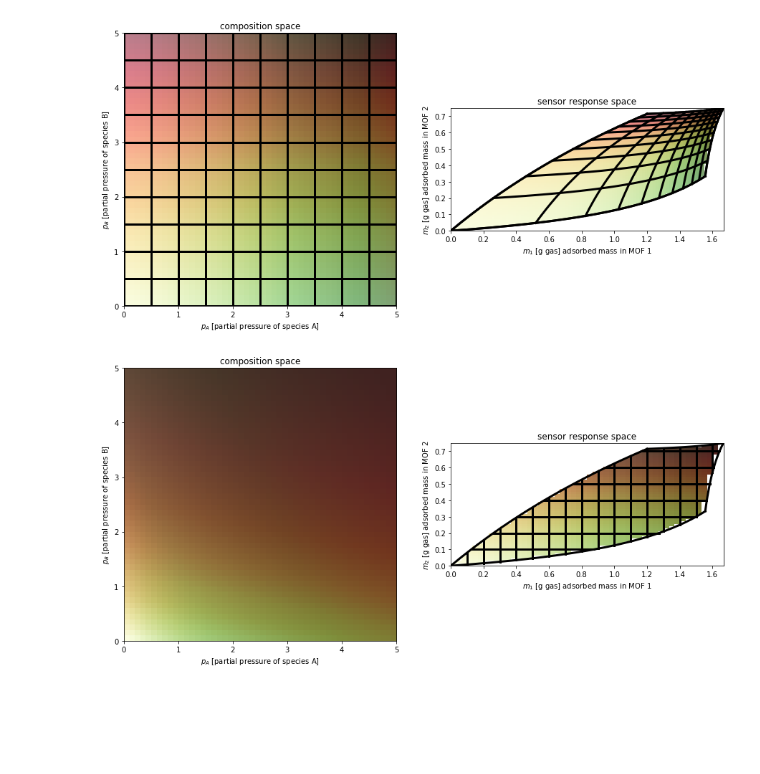
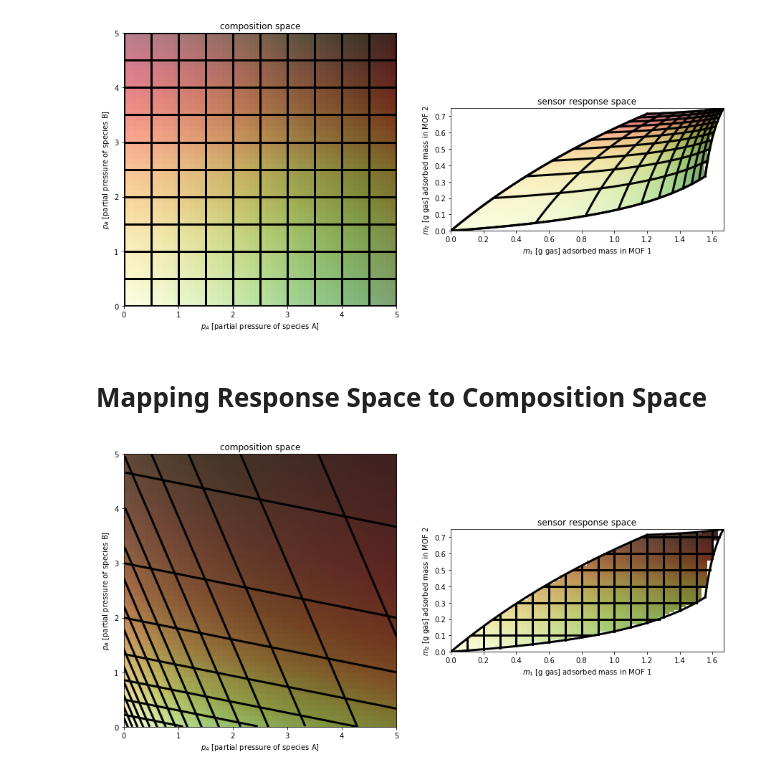
Before and after one commit to SimonEnsemble/nonlinear_sensing, a Jupyter notebook: viz mapping.ipynb, the cells around one changed output. Cells and saved outputs as stored; diff of their text form; code cells hidden in the pictures; blank space fills up the shorter version.

Commit message:
finished grid line functions, cleaned up code

```diff
--- a/viz mapping.ipynb
+++ b/viz mapping.ipynb
@@ -273,16 +276,19 @@ ax[0].set_aspect('equal', 'box')
 draw_mspace_boundaries(p_max, 1)
 # %% [output]
 [figure]
+# %% [markdown]
+# Mapping Response Space to Composition Space
 # %%
 fig, ax = plt.subplots(1, 2, figsize=(15, 7))
+###
+#   composition space
+###
 ax[0].set_title("composition space")
 ax[0].set_xlabel("$p_A$ [partial pressure of species A]")
 ax[0].set_ylabel("$p_B$ [partial pressure of species B]")
 # set composition space to exclude negative pressures
 ax[0].set_xlim(xmin=0, xmax=p_max)
 ax[0].set_ylim(ymin=0, ymax=p_max)
-#ax[1].set_xlim(xmin=0, xmax=m_max[0])
-#ax[1].set_ylim(ymin=0, ymax=m_max[1])
 
 ###
 #   sensor response space
@@ -294,9 +300,7 @@ ax[1].set_ylabel("$m_2$ [g gas] adsorbed mass in MOF 2")
 
 ###
 #   color the plane
-#   color represents.
 ###
-
 # Initialize m1, m2 for colormap
 m1 = np.linspace(0, m_max[0])
 m2 = np.linspace(0, m_max[1])
@@ -324,7 +328,7 @@ for i in range(np.shape(z_composition)[0]):
     for j in range(np.shape(z_composition)[1]):
         p_0 = np.array([pa[i], pb[j]])
         m = np.array([m_1(p_0), m_2(p_0)])
-        # zero out (responses that are above m_max
+        # zero out responses that are above m_max
         if np.any(m > m_max):
             z_composition[j][i] = np.array([1, 1, 1, 1])
         else:
@@ -337,54 +341,54 @@ ax[0].imshow(z_composition, extent=extent_composition, origin='lower')
 #   draw grid lines and their mapping
 ###
 dm = 0.1 # spacing between grid lines
-nb_pts = 50
+nb_pts = 100
 # these arrays will contain the correponding compositions to each point on the lines.
 p_a = np.zeros(nb_pts)
 p_b = np.zeros(nb_pts)
 
 
 for i in range(int(max(m_max) / dm)+1):
     ###
     #   x = constant (vertical) grid lines
     ###
     m1 = i * dm # m1 is constant here.
 
     if m1 < m_max[0]:
         m2_min, m2_max = valid_m2(m1)
         draw_vert_line(m1, m2_min, m2_max, 1)
 
-#         # plot the image of the line in composition space
-#         m2 = np.linspace(0.0, m_max[1], nb_pts)
+        # plot the image of the line in composition space
+        m2 = np.linspace(0.0, m_max[1], nb_pts)
 
-#         # loop through points on the line
-#         for j in range(nb_pts):
-#             # get vector on this line
-#             m_on_line = np.array([m1, m2[j]])
-#             # compute the composition in the gas space when MOFs have this much gas absorbed
-#             p_a[j], p_b[j] = p_of_m(m_on_line, 0, np.Inf)
-#         ax[0].plot(p_a, p_b, color="black", lw=3)
+        # loop through points on the line
+        for j in range(nb_pts):
+            # get vector on this line
+            m_on_line = np.array([m1, m2[j]])
+            # compute the composition in the gas space when MOFs have this much gas absorbed
+            p_a[j], p_b[j] = p_of_m(m_on_line, 0, np.Inf)
+        ax[0].plot(p_a, p_b, color="black", lw=3)
 
     ###
     #   y = constant (horizontal) grid lines
     ###
     m2 = i * dm # m2 is constant here.
 
     if m2 < m_max[1]:
         m1_min, m1_max = valid_m1(m2)
         draw_horizontal_line(m2, m1_min, m1_max, 1)
 
-#         # plot the image of the line in composition space
-#         m1 = np.linspace(0.0, m_max[0], nb_pts)
+        # plot the image of the line in composition space
+        m1 = np.linspace(0.0, m_max[0], nb_pts)
 
-#         # loop through points on the line
-#         for j in range(nb_pts):
-#             # get vector on this line
-#             m_on_line = np.array([m1[j], m2])
-#             # compute the composition in the gas space when MOFs have this much gas absorbed
-#             p_a[j], p_b[j] = p_of_m(m_on_line, 0, np.Inf)
-#         ax[0].plot(p_a, p_b, color="black", lw=3)
+        # loop through points on the line
+        for j in range(nb_pts):
+            # get vector on this line
+            m_on_line = np.array([m1[j], m2])
+            # compute the composition in the gas space when MOFs have this much gas absorbed
+            p_a[j], p_b[j] = p_of_m(m_on_line, 0, np.Inf)
+        ax[0].plot(p_a, p_b, color="black", lw=3)
 
 # Add boarder around response space
 draw_mspace_boundaries(p_max, 1)
 # %% [output]
-[figure, old version]
+[figure, new version]
```
Also changed, not shown: parts of 9 cells of this notebook.
